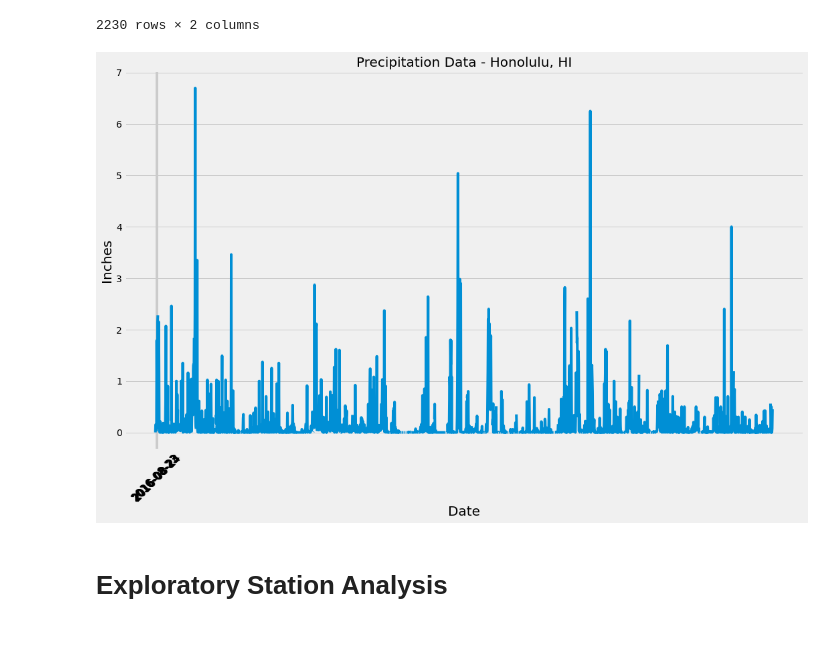
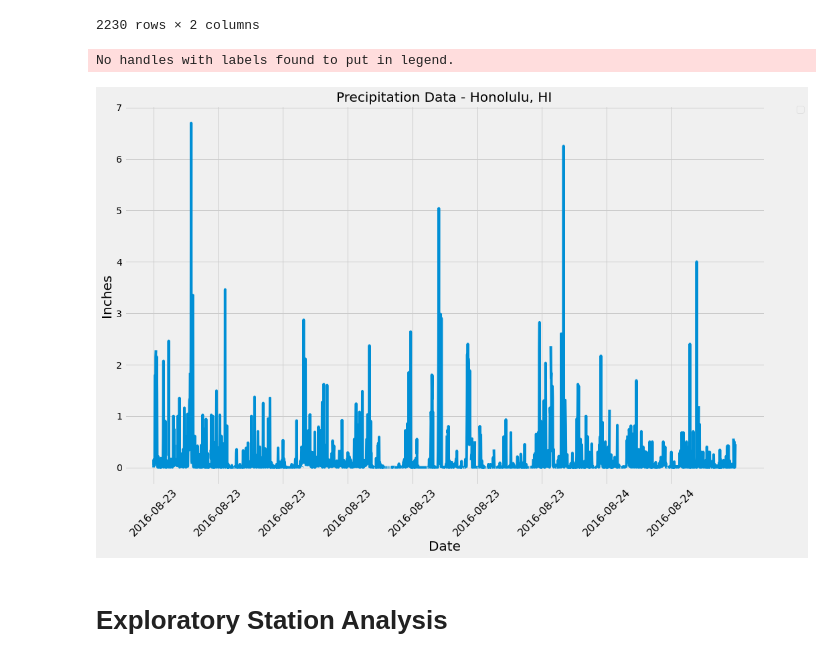
Before and after one commit to Terra999/sqlalchemy-challenge, a Jupyter notebook: climate_analysis_and_exploration.ipynb, the cells around one changed output. Saved outputs shown, nothing was run; the diff lists cells and outputs as text; code cells hidden in the pictures.

```diff
--- a/climate_analysis_and_exploration.ipynb
+++ b/climate_analysis_and_exploration.ipynb
@@ -148,23 +148,24 @@ year_data_df
 2230 rows × 2 columns
 # %%
 # Set x axis and tick locations
-x_axis = np.arange(9)
+x_axis = np.arange(len(year_data_df))
 tick_locations = [value for value in x_axis]
 # %%
 # Use Pandas Plotting with Matplotlib to plot the data
 plt.figure(figsize = (15, 10))
 plt.plot(year_data_df["prcp"])
 plt.xticks(tick_locations, year_data_df["date"], rotation="45", fontsize = 16)
 plt.locator_params(axis='x', nbins = 9)
 plt.title("Precipitation Data - Honolulu, HI", fontsize = 20)
 plt.xlabel("Date", fontsize = 20)
 plt.ylabel("Inches", fontsize = 20)
-
+plt.legend(bbox_to_anchor=(1.05, 1), loc='upper left', borderaxespad=0.)
 plt.tight_layout()
 
 plt.show()
 # %% [output]
+No handles with labels found to put in legend.
-[figure, old version]
+[figure, new version]
 # %%
  # Use Pandas to calcualte the summary statistics for the precipitation data
 # %% [markdown]
```
